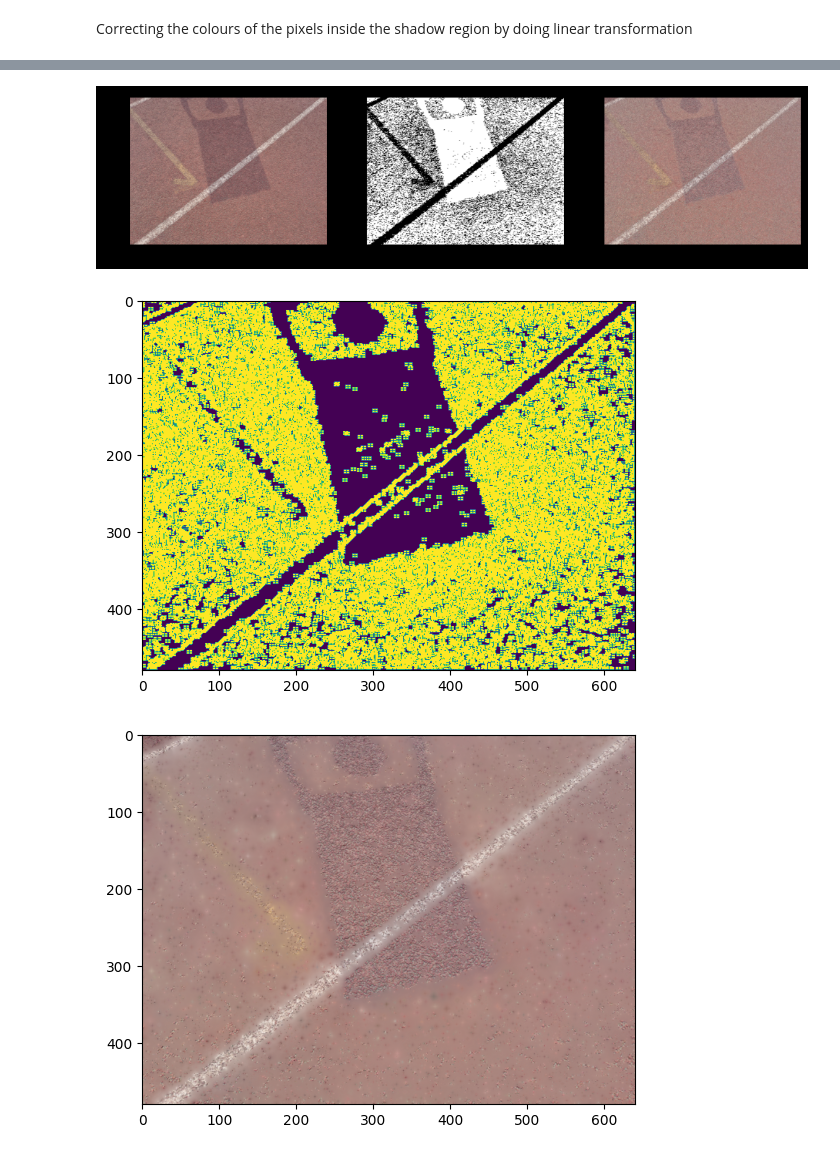
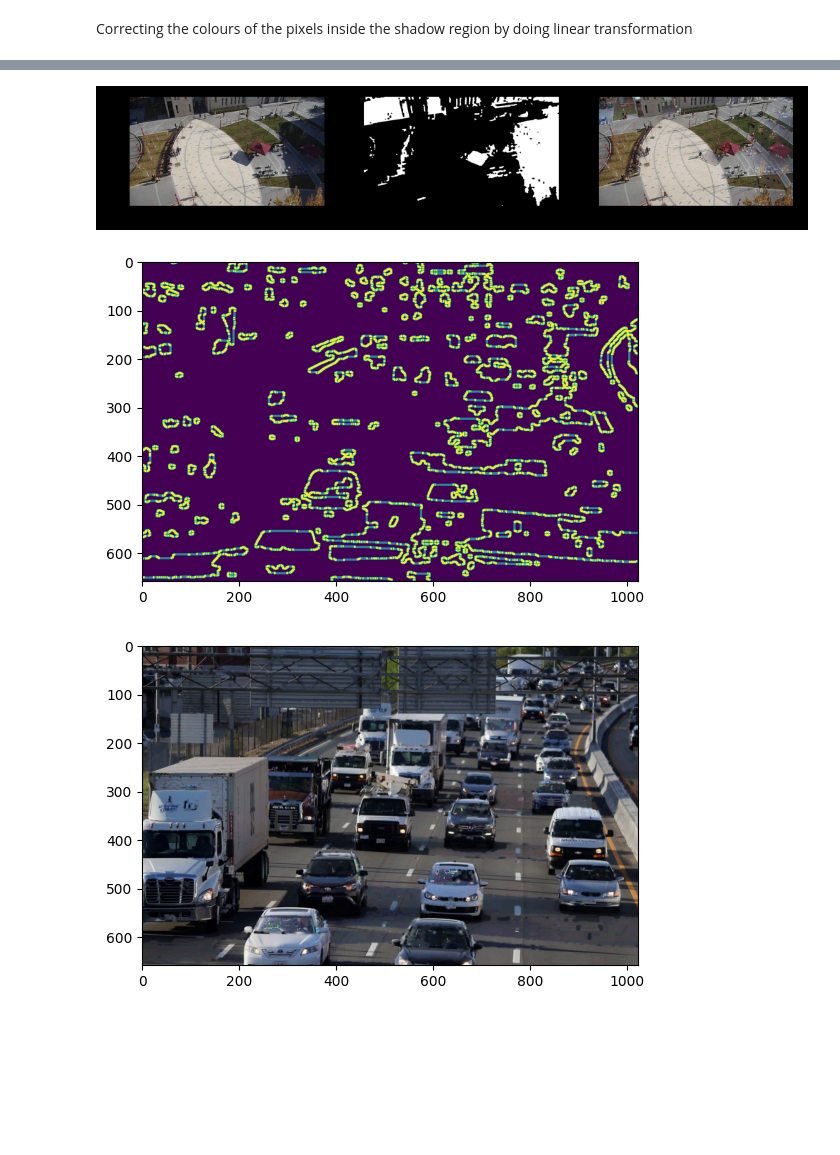
Before and after one commit to Asharma538/CV_Project, a Jupyter notebook: trial/shadow_remover.ipynb, the cells around one changed output, grey strips where cells are left out. Saved outputs shown, nothing was run; the diff lists cells and outputs as text; code cells hidden in the pictures; blank space fills up the shorter version.

```diff
--- a/trial/shadow_remover.ipynb
+++ b/trial/shadow_remover.ipynb
@@ -249,26 +249,28 @@ def calculate_mask(org_image: np.ndarray,
         for i in range(org_image.shape[0]):
             img.append([])
             for j in range(org_image.shape[1]):
-                img[i].append([org_image[i][0],org_image[i][1],org_image[i][2],image_hsv[i][0],image_hsv[i][1],image_hsv[i][2],image_lab[i][0],image_lab[i][1],image_lab[i][2]])
+                img[i].append([org_image[i][j][0],org_image[i][j][1],org_image[i][j][2],
+                               image_hsv[i][j][0],image_hsv[i][j][1],image_hsv[i][j][2],
+                               image_lab[i][j][0],image_lab[i][j][1],image_lab[i][j][2]])
 
-        pixel_values = org_image.reshape((-1, 9))
+        img = np.array(img)
+
+        pixel_values = img.reshape((-1, 9))
         pixel_values = np.float32(pixel_values)
 
-        criteria = (cv2.TERM_CRITERIA_EPS + cv2.TERM_CRITERIA_MAX_ITER, 10, 0.01)
-
-        num_clusters = int(input('Please input the number of clusters to perform Segmentation'))
+        # num_clusters = int(input('Please input the number of clusters to perform Segmentation'))
         return_val1, labels, centers = cv2.kmeans(data=pixel_values,
-                                                    K=num_clusters,
+                                                    K=3,
                                                     bestLabels=None,
-                                                    criteria=(cv2.TERM_CRITERIA_MAX_ITER + cv2.TERM_CRITERIA_EPS,1000,0.85),
+                                                    criteria=(cv2.TERM_CRITERIA_MAX_ITER + cv2.TERM_CRITERIA_EPS,100,0.85),
                                                     attempts=10,
                                                     flags=cv2.KMEANS_RANDOM_CENTERS)
 
-        centers = np.uint8(centers)
+        centers = np.uint8(centers)[:,:3]
 
         segmented_data = centers[labels.flatten()]
 
-        segmented_image = segmented_data.reshape((org_image.shape))
+        segmented_image = segmented_data.reshape(org_image.shape)
 
         th , img_gray_thrsh = cv2.threshold(cv2.cvtColor(segmented_image,cv2.COLOR_RGB2GRAY), 0, 255, cv2.THRESH_OTSU)
 
@@ -341,7 +343,7 @@ def process_image_file(image: np.ndarray,
 
     return image, mask, shadow_clear
 # %%
-image_path = "../Images/image16.png"
+image_path = "../Images/image7.jpg"
 image = cv2.cvtColor(cv2.imread(image_path),cv2.COLOR_BGR2RGB)
 plt.imshow(image)
 # %% [output]
@@ -350,18 +352,18 @@ plt.imshow(image)
 # %%
 org_image, mask, image_clear = process_image_file(image=image,
                                                   itr=1,
-                                                  method=3,
+                                                  method=2,
                                                   ab_threshold = -255,
                                                   lab_adjustment=False,
                                                   region_adjustment_kernel_size= 7,
-                                                  shadow_dilation_kernel_size = 13,
-                                                  shadow_dilation_iteration = 5,
-                                                  shadow_size_threshold = 1200,
+                                                  shadow_dilation_kernel_size = 7,
+                                                  shadow_dilation_iteration = 7,
+                                                  shadow_size_threshold = 2500,
                                                   save = False,
                                                   verbose = False,
                                                   plot_results=True)
 # %% [output]
-[figure, old version]
+[figure, new version]
 # %%
 gX = cv2.Sobel(mask, ddepth=cv2.CV_32F, dx=1, dy=0, ksize=5)
 gY = cv2.Sobel(mask, ddepth=cv2.CV_32F, dx=0, dy=1, ksize=5)
@@ -373,8 +375,8 @@ gXY = cv2.addWeighted(gX, 0.5, gY, 0.5, 0)
 plt.imshow(gXY)
 plt.show()
 
-plt.imshow(cv2.inpaint(image_clear,gXY,15,cv2.INPAINT_TELEA))
+plt.imshow(cv2.inpaint(image_clear,gXY,3,cv2.INPAINT_TELEA))
 plt.show()
 # %% [output]
-[figure, old version]
+[figure, new version]
-[figure, old version]
+[figure, new version]
```
Also changed, not shown: parts of 1 cell of this notebook.
